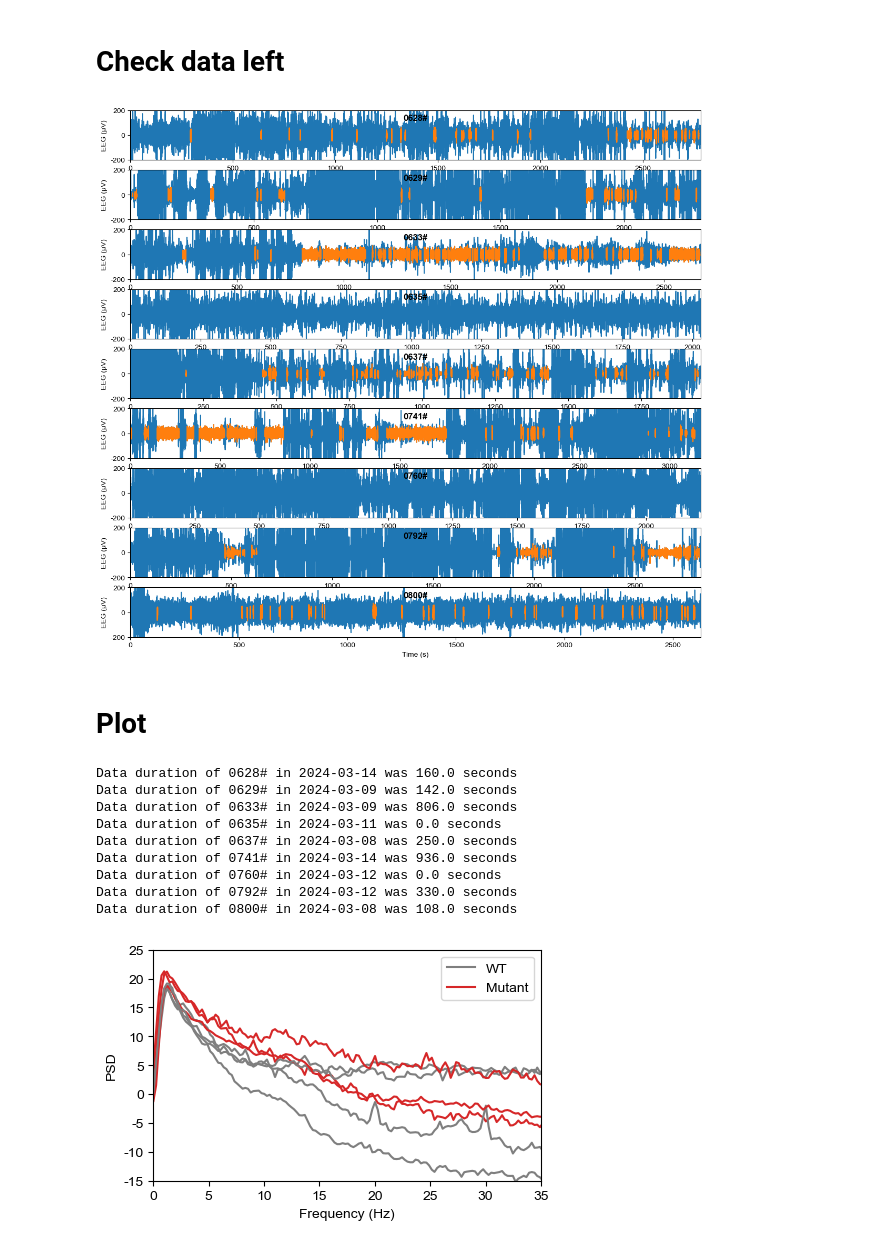
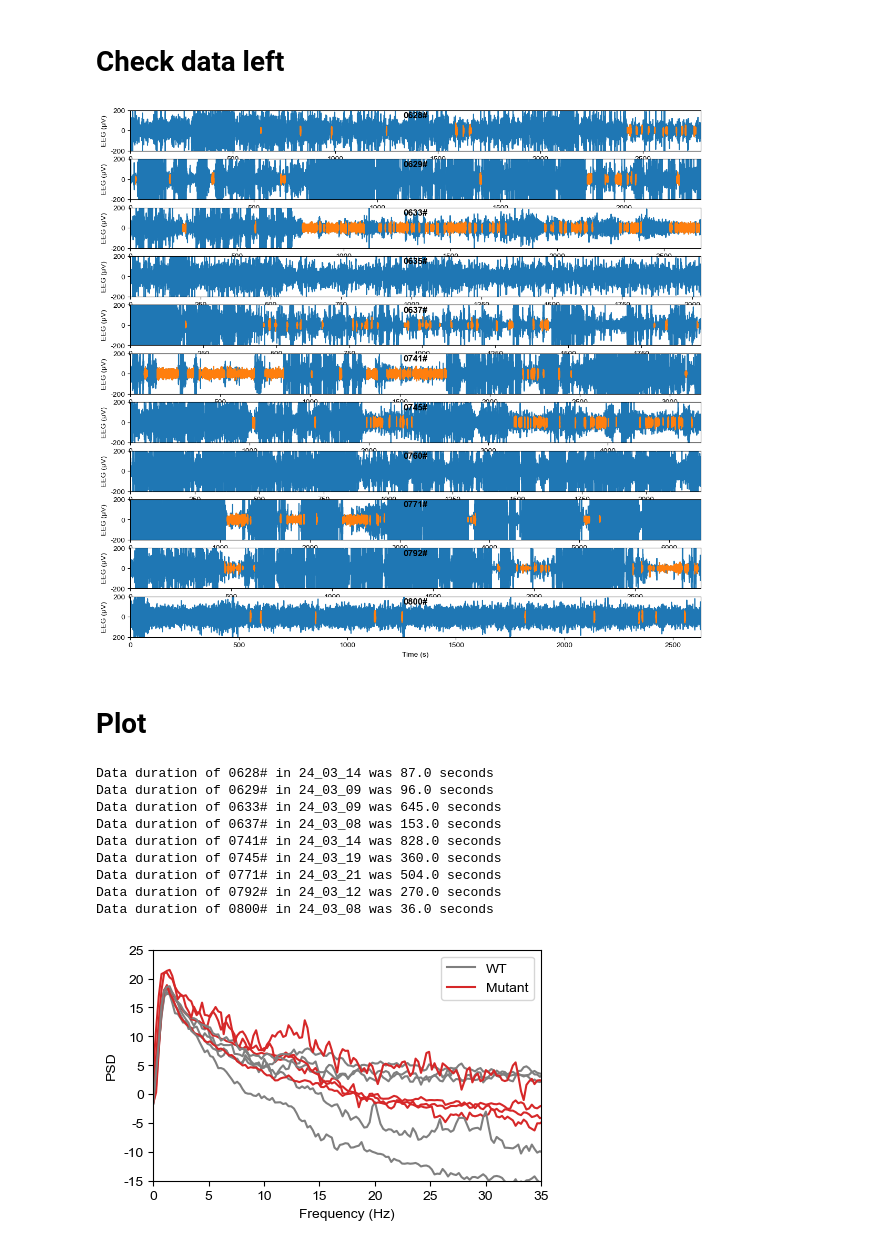
Before and after one commit to Puzzle-Li/as_monkey_eeg, a Jupyter notebook: multiple_session_stat.ipynb, the cells around one changed output. Drawn from its saved outputs; the diff is of its cells as text; code cells hidden in the pictures.

```diff
--- a/multiple_session_stat.ipynb
+++ b/multiple_session_stat.ipynb
@@ -17,11 +17,6 @@ mne.set_log_level('CRITICAL')
 # %% [markdown]
 # Import data and preprocessing
 # %%
-path_data = r'C:\Users\HP\PycharmProjects\as_monkey_eeg\X8_data'
+import dataset
+path_data = dataset.data_path
 files = glob.glob(os.path.join(path_data, '**', 'raw.edf'), recursive=True)
-# %%
-for file in files:
-    raw = mne.io.read_raw_edf(file, verbose=False)
-
-    sf = raw.info['sfreq']
-    print(sf)
@@ -43,7 +28,7 @@ for file in files:
     t = raw.times
     sf = raw.info['sfreq']
 
-    seg_duration = 2  # seconds
+    seg_duration = 3  # seconds
     n_seg = np.floor(t.shape[0] / sf / seg_duration) - 1  # assert number of seg more than time
 
     raw.crop(0, seg_duration * n_seg, include_tmax=False)
@@ -127,11 +112,11 @@ for i, file in enumerate(files):
 ax_list[-1].set_xlabel('Time (s)')
 plt.show()
 # %% [output]
-[figure, old version]
+[figure, new version]
 # %% [markdown]
 # Plot
 # %%
-df_info = pd.read_excel(os.path.join(os.path.split(path_data)[0], 'info.xlsx'), index_col=0)
+df_info = pd.read_excel('info.xlsx', index_col=0)
 # %%
 from scipy import signal
 
@@ -158,45 +143,50 @@ l = {}
 for i, file in enumerate(files):
     animal, session = np.array(file.split('\\'))[[-3, -2]]
 
     color = color_map[df_info.loc[animal, 'Genotype']]
 
     raw = mne.io.read_raw_edf(file, preload=True)
     raw_clean = mne.io.read_raw_fif(os.path.join(path_data, raw.filenames[0].replace('.edf', '_clean.fif')))
     eeg_cleaned = raw_clean.copy().pick(0).get_data(units='uV').squeeze()
     eeg_cleaned = eeg_cleaned[~np.isnan(eeg_cleaned)]
 
+    if eeg_cleaned.size == 0:
+        continue
+
+    info = mne.create_info(ch_names=['EEG'], sfreq=raw.info['sfreq'], ch_types=['eeg'], verbose=False)
+    raw_clean_export = mne.io.RawArray(eeg_cleaned.reshape(1, -1) / 1e6, info, verbose=False)
+    raw_clean_export.export(raw.filenames[0].replace('.edf', '_clean.edf'), overwrite=True)
+
     df_info.loc[animal, 'Total data duration (s)'] = eeg_cleaned.shape[0] / sf
     print(f'Data duration of {animal} in {session} was {eeg_cleaned.shape[0] / sf} seconds')
 
     f, Pxx_den = signal.welch(eeg_cleaned, sf, nperseg=1024)
     Pxx_den_db = 10 * np.log10(Pxx_den)
     l[df_info.loc[animal, 'Genotype']] = ax.plot(f, Pxx_den_db, color=color, label=df_info.loc[animal, 'Genotype'])
     plt.xlabel('Frequency (Hz)')
     plt.ylabel('PSD')
     plt.xlim(0, 35)
     plt.ylim(-15, 25)
 
-    if eeg_cleaned.size == 0:
-        continue
 
     df = yasa.bandpower(eeg_cleaned, sf, ch_names=['P4-M1'], bands=bands, relative=False)
     df_info.loc[animal, band_names] = df[band_names].to_numpy()
 
 plt.legend(
     l.values(), labels=l.keys()
 )
 plt.show()
 # %% [output]
-Data duration of 0628# in 2024-03-14 was 160.0 seconds
-Data duration of 0629# in 2024-03-09 was 142.0 seconds
-Data duration of 0633# in 2024-03-09 was 806.0 seconds
-Data duration of 0635# in 2024-03-11 was 0.0 seconds
-Data duration of 0637# in 2024-03-08 was 250.0 seconds
-Data duration of 0741# in 2024-03-14 was 936.0 seconds
-Data duration of 0760# in 2024-03-12 was 0.0 seconds
-Data duration of 0792# in 2024-03-12 was 330.0 seconds
-Data duration of 0800# in 2024-03-08 was 108.0 seconds
+Data duration of 0628# in 24_03_14 was 87.0 seconds
+Data duration of 0629# in 24_03_09 was 96.0 seconds
+Data duration of 0633# in 24_03_09 was 645.0 seconds
+Data duration of 0637# in 24_03_08 was 153.0 seconds
+Data duration of 0741# in 24_03_14 was 828.0 seconds
+Data duration of 0745# in 24_03_19 was 360.0 seconds
+Data duration of 0771# in 24_03_21 was 504.0 seconds
+Data duration of 0792# in 24_03_12 was 270.0 seconds
+Data duration of 0800# in 24_03_08 was 36.0 seconds
-[figure, old version]
+[figure, new version]
 # %%
 import seaborn as sns
 plt.figure(figsize=(3, 4))
```
Also changed, not shown: parts of 4 cells of this notebook, 2 other files.
